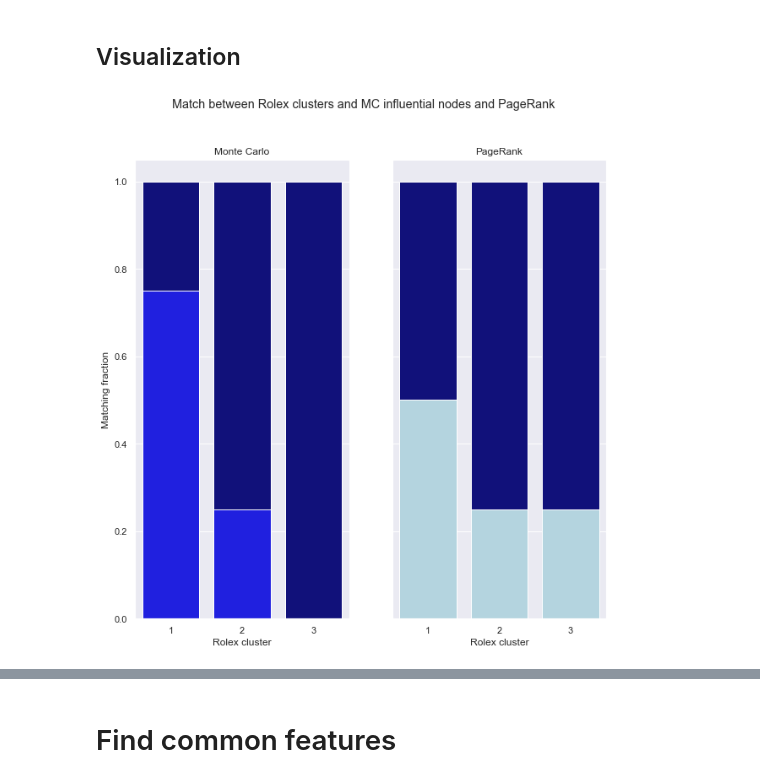
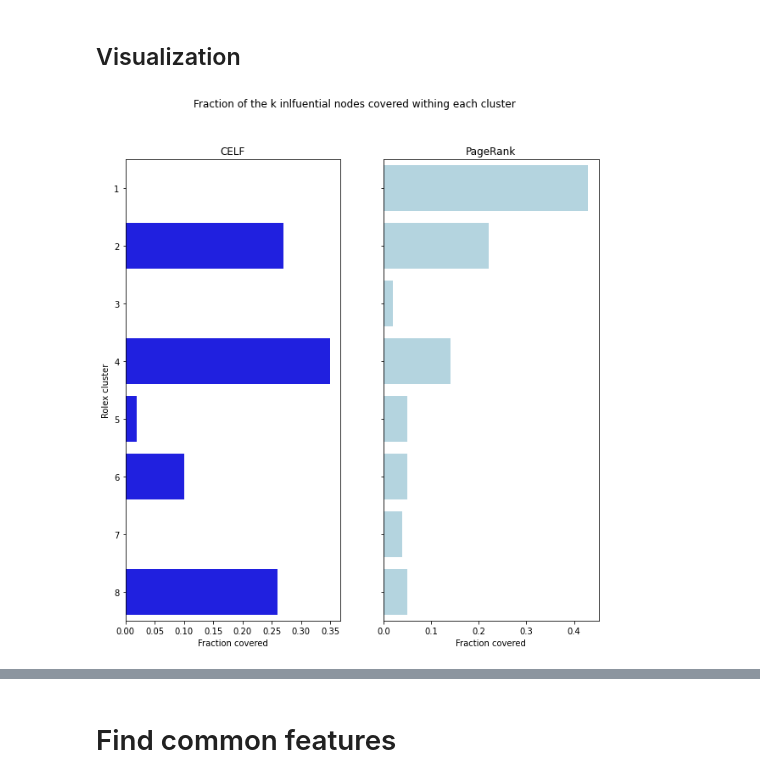
Before and after one commit to alexcosta13/twitter-superspreaders, a Jupyter notebook: 04_results_and_visualization.ipynb, the cells around one changed output, grey strips where cells are left out. Drawn from its saved outputs; the diff is of its cells as text; code cells hidden in the pictures.

Commit message:
progress visualization

```diff
--- a/04_results_and_visualization.ipynb
+++ b/04_results_and_visualization.ipynb
@@ -42,12 +48,31 @@ Rolex_clusters = [Rolex_nodes_cluster_1, Rolex_nodes_cluster_2, Rolex_nodes_clus
+# %%
+"""Toy example"""
+
+# Nodes from MC and PageRank
+CELF_nodes = CELF_top_k_nodes.copy()
+PageRank_nodes = PageRank_top_k_nodes.copy()
+
+# Nodes Rolex clusters
+role_0 = list(cluster_df[cluster_df['cluster'] == 'role_0']['node'])
+role_1 = list(cluster_df[cluster_df['cluster'] == 'role_1']['node'])
+role_2 = list(cluster_df[cluster_df['cluster'] == 'role_2']['node'])
+role_3 = list(cluster_df[cluster_df['cluster'] == 'role_3']['node'])
+role_4 = list(cluster_df[cluster_df['cluster'] == 'role_4']['node'])
+role_5 = list(cluster_df[cluster_df['cluster'] == 'role_5']['node'])
+role_6 = list(cluster_df[cluster_df['cluster'] == 'role_6']['node'])
+role_7 = list(cluster_df[cluster_df['cluster'] == 'role_7']['node'])
+
+# List of Rolex clusters
+clusters = [role_0, role_1, role_2, role_3, role_4, role_5, role_6, role_7]
 # %%
 # Dictionary to save clusters fraction of match to MC and PageRank
 cluster_match = {}
 
 # Count fraction of nodes same for MC and PageRank for each cluster
-for i, cluster in enumerate(Rolex_clusters):
-    MC_fraction_same = len(set(cluster) & set(MC_nodes))/len(cluster)
-    PageRank_fraction_same = len(set(cluster) & set(PageRank_nodes))/len(cluster)
-    cluster_match[i+1] = [1, MC_fraction_same, PageRank_fraction_same]
+for i, cluster in enumerate(clusters):
+    CELF_fraction_same = len(set(CELF_nodes) & set(cluster))/len(CELF_nodes)
+    PageRank_fraction_same = len(set(PageRank_nodes) & set(cluster))/len(PageRank_nodes)
+    cluster_match[i+1] = [1, CELF_fraction_same, PageRank_fraction_same]
 # %%
 cluster_match_df = pd.DataFrame.from_dict(cluster_match)
 #cluster_match_df = pd.DataFrame.from_dict(cluster_match, orient = 'index')
@@ -62,26 +87,26 @@ cluster_match_df
 # %%
 total = pd.DataFrame(cluster_match_df.iloc[0]).T
 MC = pd.DataFrame(cluster_match_df.iloc[1]).T
 PageRank = pd.DataFrame(cluster_match_df.iloc[2]).T
 
 fig, axes = plt.subplots(1, 2, figsize=(10, 10), sharey=True)
-fig.suptitle('Match between Rolex clusters and MC influential nodes and PageRank')
+fig.suptitle('Fraction of the k inlfuential nodes covered withing each cluster')
 
 # MC
-bar1 = sns.barplot(ax=axes[0], data=total, color='darkblue')
-bar2 = sns.barplot(ax=axes[0], data=MC, color='blue')
-axes[0].set_title("Monte Carlo")
+#bar1 = sns.barplot(ax=axes[0], data=total, color='darkblue')
+bar2 = sns.barplot(ax=axes[0], data=MC, color='blue', orient = "h")
+axes[0].set_title("CELF")
 
 # PageRank
-bar1 = sns.barplot(ax=axes[1], data=total, color='darkblue')
-bar2 = sns.barplot(ax=axes[1], data=PageRank, color='lightblue')
+#bar1 = sns.barplot(ax=axes[1], data=total, color='darkblue')
+bar2 = sns.barplot(ax=axes[1], data=PageRank, color='lightblue', orient = "h")
 axes[1].set_title("PageRank")
 
 
-axes[0].set(xlabel='Rolex cluster', ylabel='Matching fraction')
-axes[1].set(xlabel='Rolex cluster')
+axes[0].set(ylabel='Rolex cluster', xlabel='Fraction covered')
+axes[1].set(xlabel='Fraction covered')
 
 # show the graph
 plt.show()
 # %% [output]
-[figure, old version]
+[figure, new version]
```
Also changed, not shown: parts of 14 cells of this notebook, 1 other file.
